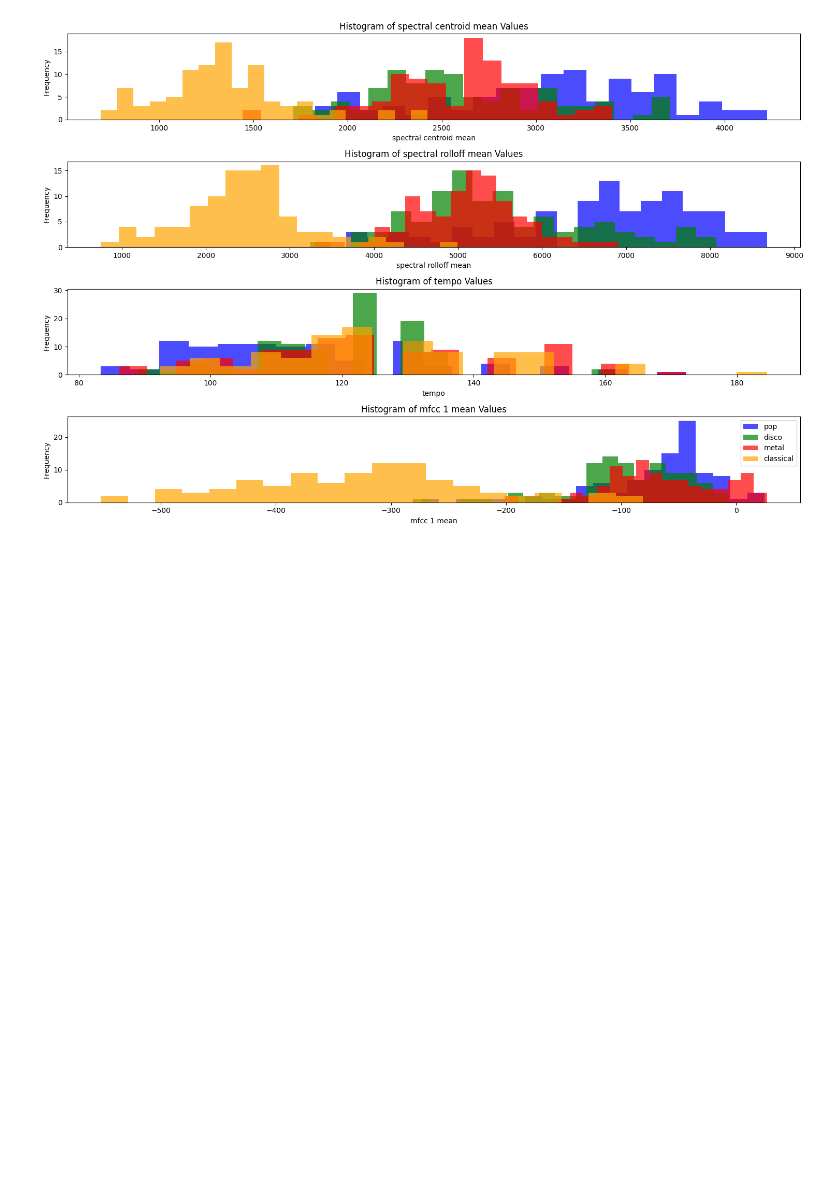
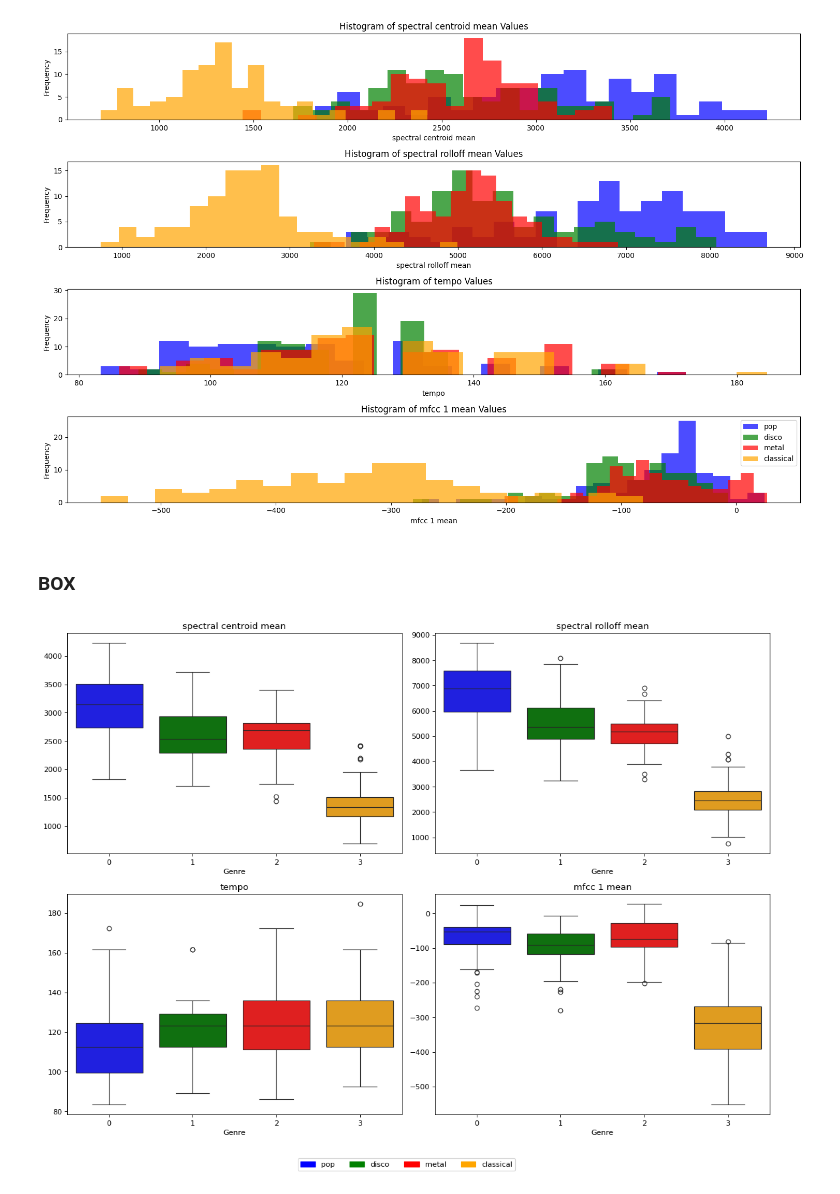
Before and after one commit to TordTr/TTT4275-Music-project, a Jupyter notebook: Tord_loking.ipynb, the cells around one changed output. Cells and saved outputs as stored; diff of their text form; code cells hidden in the pictures; blank space fills up the shorter version.

```diff
--- a/Tord_loking.ipynb
+++ b/Tord_loking.ipynb
@@ -436,3 +456,66 @@ plt.legend()
 plt.show()
 # %% [output]
 [figure]
+# %% [markdown]
+### BOX
+# %%
+Data_0 = [
+    pop_data_sorted[0],
+    disco_data_sorted[0],
+    metal_data_sorted[0],
+    classical_data_sorted[0]
+]
+
+Data_1 = [
+    pop_data_sorted[1],
+    disco_data_sorted[1],
+    metal_data_sorted[1],
+    classical_data_sorted[1]
+]
+
+Data_2 = [
+    pop_data_sorted[2],
+    disco_data_sorted[2],
+    metal_data_sorted[2],
+    classical_data_sorted[2]
+]
+
+Data_3 = [
+    pop_data_sorted[3],
+    disco_data_sorted[3],
+    metal_data_sorted[3],
+    classical_data_sorted[3]
+]
+
+classes = ['pop', 'disco', 'metal', 'classical']
+colors = ['blue', 'green', 'red', 'orange']
+
+fig, axes = plt.subplots(2, 2, figsize=(14, 10), dpi=80)
+
+sns.boxplot(data=Data_0, palette=colors, ax=axes[0, 0])
+axes[0, 0].set_title('spectral centroid mean')
+axes[0, 0].set_xlabel('Genre')
+
+sns.boxplot(data=Data_1, palette=colors, ax=axes[0, 1])
+axes[0, 1].set_title('spectral rolloff mean')
+axes[0, 1].set_xlabel('Genre')
+
+sns.boxplot(data=Data_2, palette=colors, ax=axes[1, 0])
+axes[1, 0].set_title('tempo')
+axes[1, 0].set_xlabel('Genre')
+
+sns.boxplot(data=Data_3, palette=colors, ax=axes[1, 1])
+axes[1, 1].set_title('mfcc 1 mean')
+axes[1, 1].set_xlabel('Genre')
+
+# Lag legend manuelt
+handles = [
+    mpatches.Patch(color=colors[i], label=classes[i])
+    for i in range(len(classes))
+]
+
+fig.legend(handles=handles, loc='upper center', bbox_to_anchor=(0.5, -0.02), ncol=4)
+plt.tight_layout()
+plt.show()
+# %% [output]
+[figure, added]
```
Also changed, not shown: parts of 34 cells of this notebook, 5 other files.
